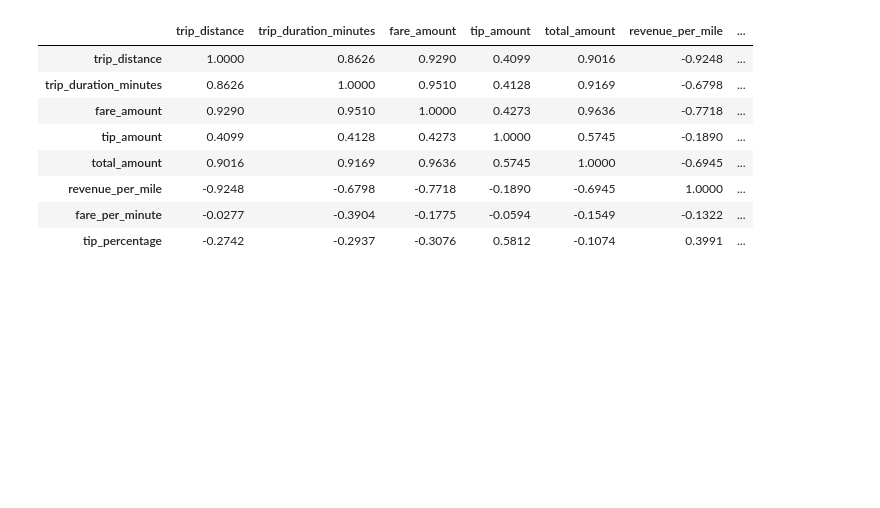
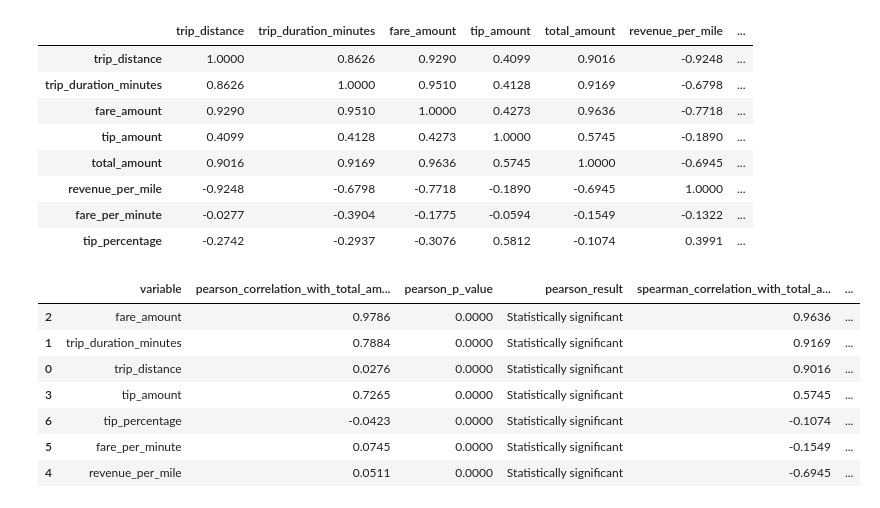
Before and after one commit to angelonels/NYCTaxiTripAnalytics, a Jupyter notebook: notebooks/04_statistical_analysis.ipynb, the cells around one changed output. Drawn from its saved outputs; the diff is of its cells as text; code cells hidden in the pictures; blank space fills up the shorter version.

Commit message:
Perform correlation significance testing

```diff
--- a/notebooks/04_statistical_analysis.ipynb
+++ b/notebooks/04_statistical_analysis.ipynb
@@ -217,3 +217,43 @@ spearman_correlation_matrix
 | revenue_per_mile | -0.9248 | -0.6798 | -0.7718 | -0.1890 | -0.6945 | 1.0000 | ... |
 | fare_per_minute | -0.0277 | -0.3904 | -0.1775 | -0.0594 | -0.1549 | -0.1322 | ... |
 | tip_percentage | -0.2742 | -0.2937 | -0.3076 | 0.5812 | -0.1074 | 0.3991 | ... |
+# %%
+correlation_test_results = []
+
+target_column = "total_amount"
+
+for column_name in correlation_columns:
+    if column_name == target_column:
+        continue
+
+    test_data = correlation_sample[[column_name, target_column]].dropna()
+
+    pearson_r, pearson_p_value = stats.pearsonr(test_data[column_name], test_data[target_column])
+    spearman_r, spearman_p_value = stats.spearmanr(test_data[column_name], test_data[target_column])
+
+    correlation_test_results.append({
+        "variable": column_name,
+        "pearson_correlation_with_total_amount": pearson_r,
+        "pearson_p_value": pearson_p_value,
+        "pearson_result": interpret_p_value(pearson_p_value),
+        "spearman_correlation_with_total_amount": spearman_r,
+        "spearman_p_value": spearman_p_value,
+        "spearman_result": interpret_p_value(spearman_p_value),
+    })
+
+correlation_test_results_df = pd.DataFrame(correlation_test_results)
+correlation_test_results_df = correlation_test_results_df.sort_values(
+    by="spearman_correlation_with_total_amount",
+    ascending=False
+)
+
+correlation_test_results_df
+# %% [output]
+|  | variable | pearson_correlation_with_total_am... | pearson_p_value | pearson_result | spearman_correlation_with_total_a... | ... |
+| 2 | fare_amount | 0.9786 | 0.0000 | Statistically significant | 0.9636 | ... |
+| 1 | trip_duration_minutes | 0.7884 | 0.0000 | Statistically significant | 0.9169 | ... |
+| 0 | trip_distance | 0.0276 | 0.0000 | Statistically significant | 0.9016 | ... |
+| 3 | tip_amount | 0.7265 | 0.0000 | Statistically significant | 0.5745 | ... |
+| 6 | tip_percentage | -0.0423 | 0.0000 | Statistically significant | -0.1074 | ... |
+| 5 | fare_per_minute | 0.0745 | 0.0000 | Statistically significant | -0.1549 | ... |
+| 4 | revenue_per_mile | 0.0511 | 0.0000 | Statistically significant | -0.6945 | ... |
```
